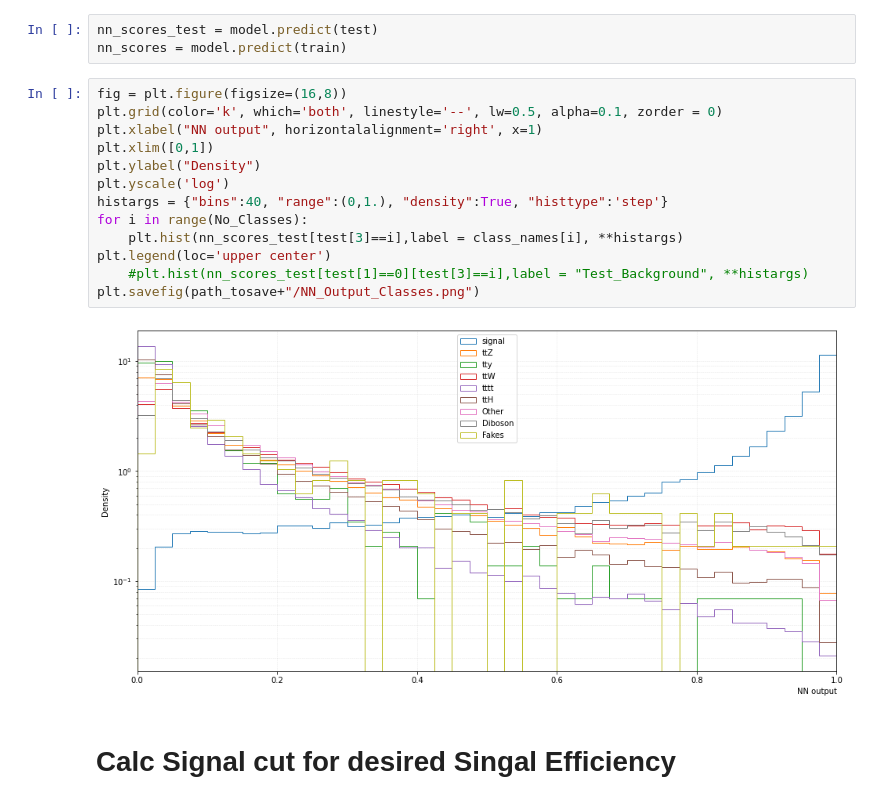
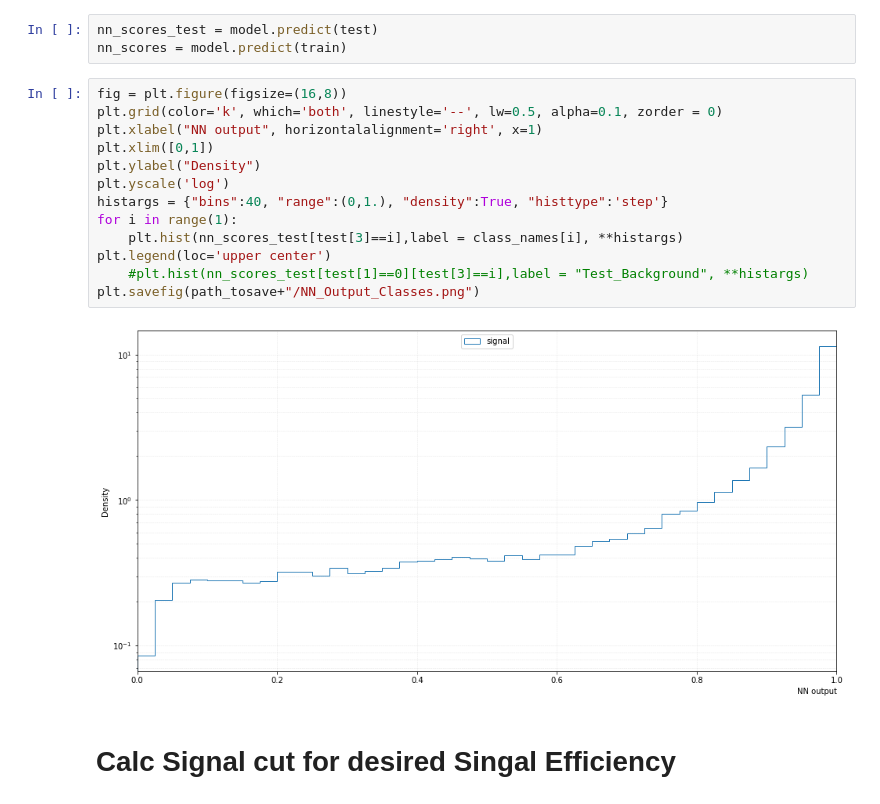
Before and after one commit to MerveNazlim/CatNN, a Jupyter notebook: NN_for_sstt/NN_for_sstt.ipynb, the cells around one changed output. Drawn from its saved outputs; the diff is of its cells as text.

```diff
--- a/NN_for_sstt/NN_for_sstt.ipynb
+++ b/NN_for_sstt/NN_for_sstt.ipynb
@@ -102,18 +104,18 @@ nn_scores = model.predict(train)
 # %%
 fig = plt.figure(figsize=(16,8))
 plt.grid(color='k', which='both', linestyle='--', lw=0.5, alpha=0.1, zorder = 0)
 plt.xlabel("NN output", horizontalalignment='right', x=1)
 plt.xlim([0,1])
 plt.ylabel("Density")
 plt.yscale('log')
 histargs = {"bins":40, "range":(0,1.), "density":True, "histtype":'step'}
-for i in range(No_Classes):
+for i in range(1):
     plt.hist(nn_scores_test[test[3]==i],label = class_names[i], **histargs)
 plt.legend(loc='upper center')
     #plt.hist(nn_scores_test[test[1]==0][test[3]==i],label = "Test_Background", **histargs)
 plt.savefig(path_tosave+"/NN_Output_Classes.png")
 # %% [output]
-[figure, old version]
+[figure, new version]
 # %% [markdown]
 # Calc Signal cut for desired Singal Efficiency
 # %%
```
Also changed, not shown: parts of 2 cells of this notebook, 2 other files.
